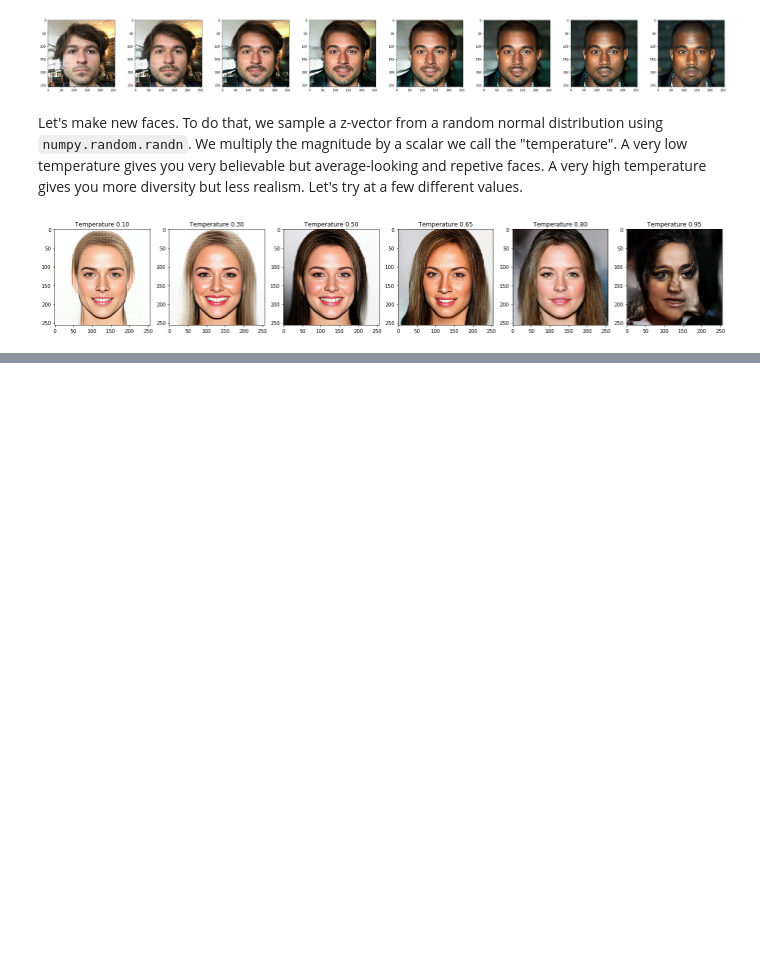
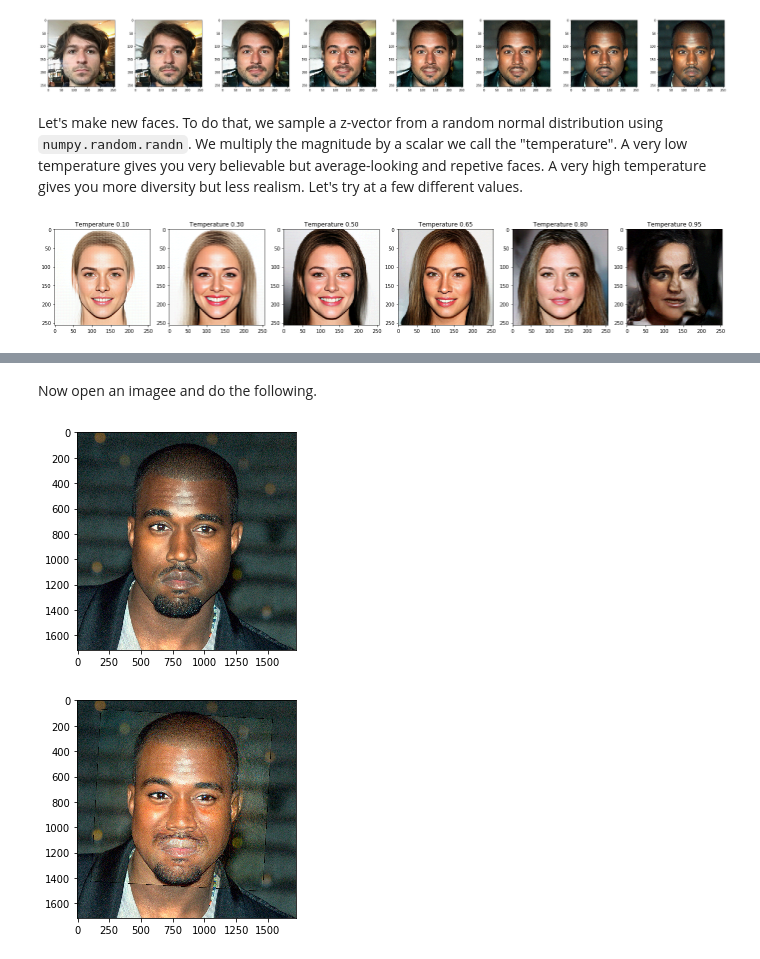
Before and after one commit to agermanidis/glow, a Jupyter notebook: demo/demo.ipynb, the cells around one changed output, grey strips where cells are left out. Saved outputs shown, nothing was run; the diff lists cells and outputs as text; code cells hidden in the pictures; blank space fills up the shorter version.

Commit message:
modifying larger image

```diff
--- a/demo/demo.ipynb
+++ b/demo/demo.ipynb
@@ -126,0 +256,33 @@ for t, temperature in enumerate(temperatures):
+# %% [markdown]
+Now open an imagee and do the following.
+# %%
+img_path = 'kanye.jpg'
+
+z_addition = 1.75 * z_manipulate[tags.index('Smiling')]
+
+detector = dlib.get_frontal_face_detector()
+predictor = dlib.shape_predictor('shape_predictor_68_face_landmarks.dat')
+warper = FaceWarper(predictor, desiredFaceWidth=256, desiredLeftEye=(0.371, 0.480))
+
+
+img = Image.open(img_path)
+img = np.array(img.convert('RGB'))
+#img =   # Convert from RGB to BGR format
+#img = imutils.resize(img, width=800)
+
+# detect faces in the grayscale image
+gray = cv2.cvtColor(img, cv2.COLOR_BGR2GRAY)
+rects = detector(gray, 2)
+
+if len(rects) > 0:
+    img2 = warper.align(img[:, :, ::-1], gray, rects[0], z_addition)[:, :, ::-1]
+    img2 = np.array(Image.fromarray(img2).convert('RGB'))
+    pyplot.figure(1)
+    pyplot.imshow(img)
+    pyplot.figure(2)
+    pyplot.imshow(img2)
+else:
+    print('no face found')
+# %% [output]
+[figure, added]
+[figure, added]
```
Also changed, not shown: parts of 5 cells of this notebook.
